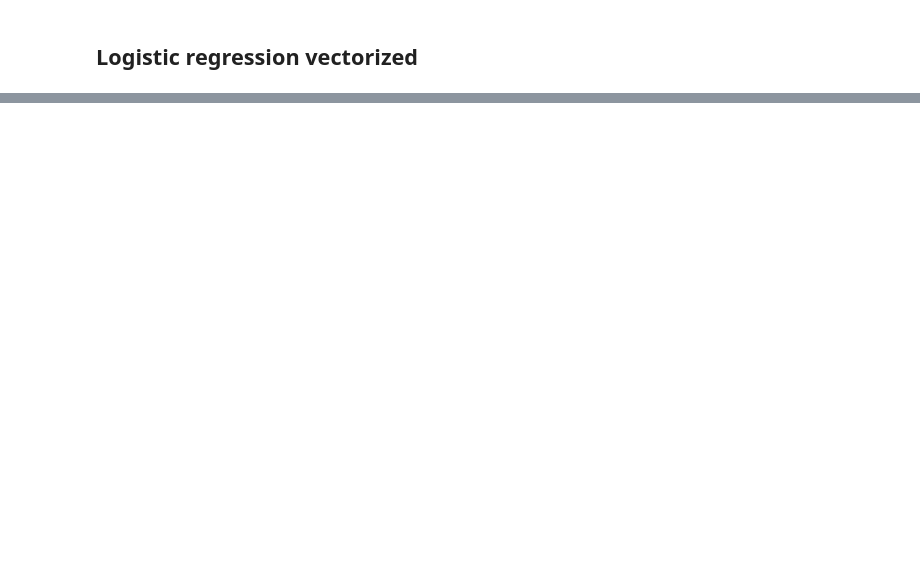
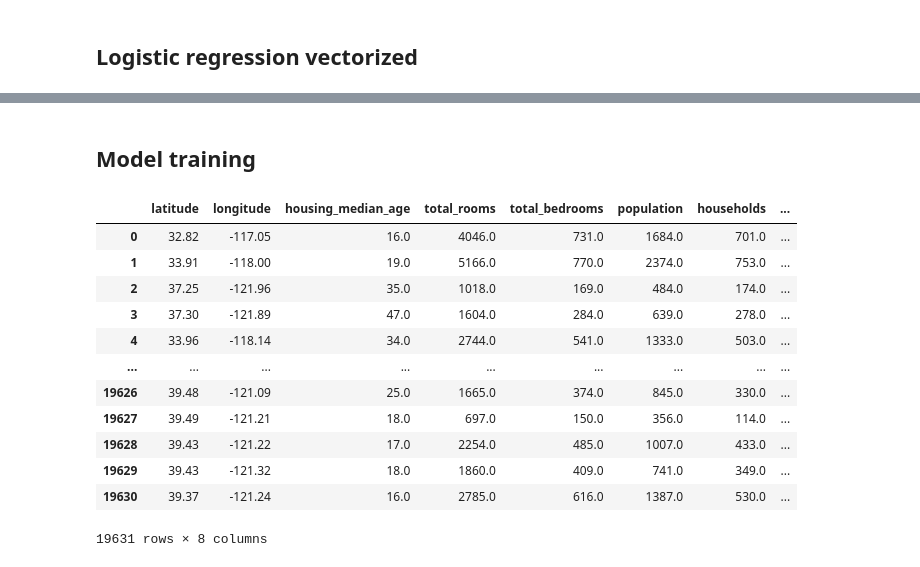
Before and after one commit to AbdelrahmanElmasry/ml-side, a Jupyter notebook: week2/week2.ipynb, the cells around one changed output, grey strips where cells are left out. Saved outputs shown, nothing was run; the diff lists cells and outputs as text; code cells hidden in the pictures; blank space fills up the shorter version.

```diff
--- a/week2/week2.ipynb
+++ b/week2/week2.ipynb
@@ -285,0 +284,20 @@ round(rmse(y_pred, y_test), 3)
+# %% [markdown]
+## Model training
+# %%
+df_training_data = pd.concat([df_train, df_val])
+# %%
+df_training_data
+# %% [output]
+|  | latitude | longitude | housing_median_age | total_rooms | total_bedrooms | population | households | ... |
+| 0 | 32.82 | -117.05 | 16.0 | 4046.0 | 731.0 | 1684.0 | 701.0 | ... |
+| 1 | 33.91 | -118.00 | 19.0 | 5166.0 | 770.0 | 2374.0 | 753.0 | ... |
+| 2 | 37.25 | -121.96 | 35.0 | 1018.0 | 169.0 | 484.0 | 174.0 | ... |
+| 3 | 37.30 | -121.89 | 47.0 | 1604.0 | 284.0 | 639.0 | 278.0 | ... |
+| 4 | 33.96 | -118.14 | 34.0 | 2744.0 | 541.0 | 1333.0 | 503.0 | ... |
+| ... | ... | ... | ... | ... | ... | ... | ... | ... |
+| 19626 | 39.48 | -121.09 | 25.0 | 1665.0 | 374.0 | 845.0 | 330.0 | ... |
+| 19627 | 39.49 | -121.21 | 18.0 | 697.0 | 150.0 | 356.0 | 114.0 | ... |
+| 19628 | 39.43 | -121.22 | 17.0 | 2254.0 | 485.0 | 1007.0 | 433.0 | ... |
+| 19629 | 39.43 | -121.32 | 18.0 | 1860.0 | 409.0 | 741.0 | 349.0 | ... |
+| 19630 | 39.37 | -121.24 | 16.0 | 2785.0 | 616.0 | 1387.0 | 530.0 | ... |
+19631 rows × 8 columns
```
Also changed, not shown: parts of 35 cells of this notebook, 4 other files.
